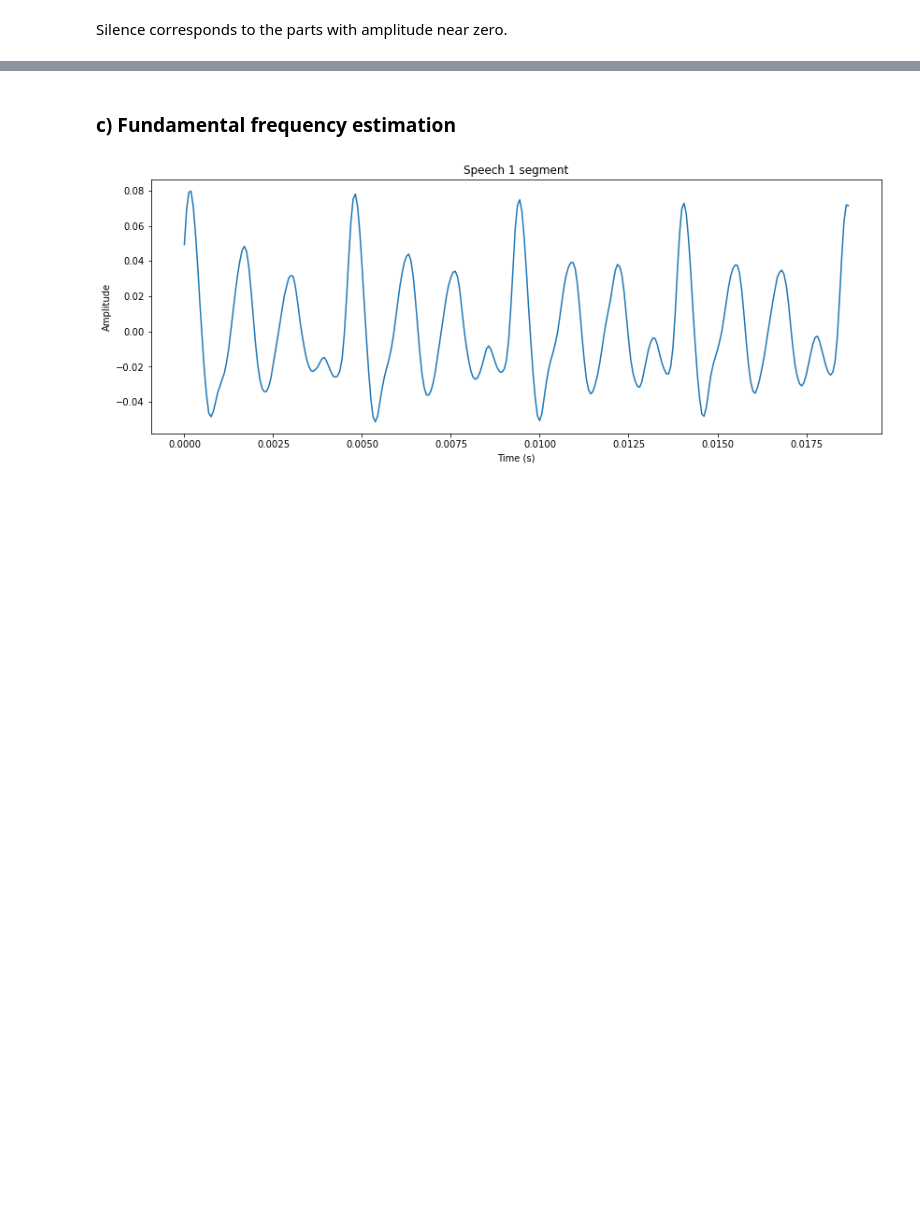
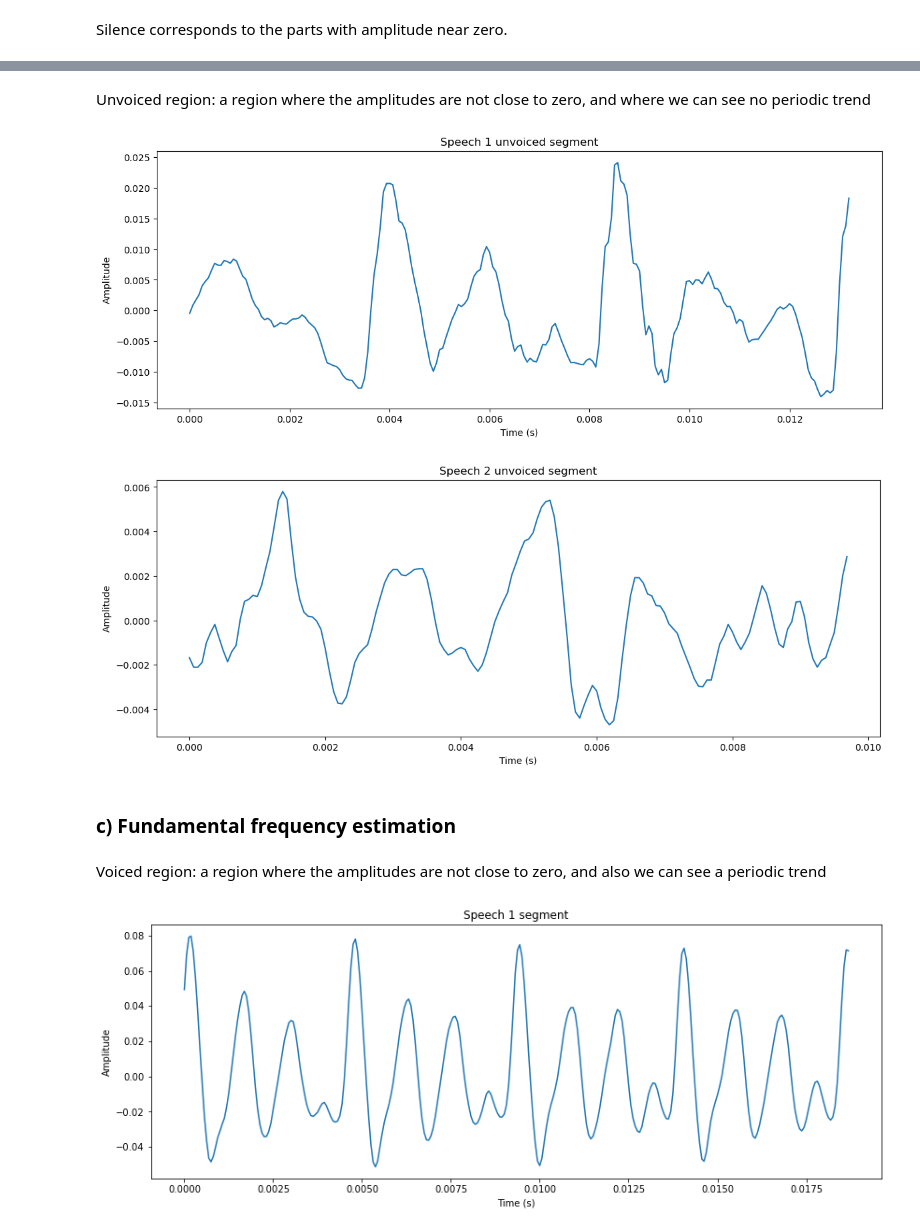
Before and after one commit to iibrahimli/ssp_sose2023, a Jupyter notebook: Exercise1/exercise1.ipynb, the cells around one changed output, grey strips where cells are left out. Saved outputs shown, nothing was run; the diff lists cells and outputs as text; code cells hidden in the pictures; blank space fills up the shorter version.

```diff
--- a/Exercise1/exercise1.ipynb
+++ b/Exercise1/exercise1.ipynb
@@ -43,3 +51,13 @@ plot_signal(s2, sampling_freq, "Speech 2")
+# %% [markdown]
+Unvoiced region: a region where the amplitudes are not close to zero, and where we can see no periodic trend
+# %%
+s1_seg_unvoiced = s1[19900:20112]
+s2_seg_unvoiced = s2[19800:19956]
+plot_signal(s1_seg_unvoiced, sampling_freq, "Speech 1 unvoiced segment")
+plot_signal(s2_seg_unvoiced, sampling_freq, "Speech 2 unvoiced segment")
+# %% [output]
+[figure, added]
+[figure, added]
 # %% [markdown]
 ### c) Fundamental frequency estimation
 # %%
@@ -47,3 +65,5 @@ plot_signal(s2, sampling_freq, "Speech 2")
 s1_seg = s1[5200:5500]
 s2_seg = s2[24800:25100]
+# %% [markdown]
+Voiced region: a region where the amplitudes are not close to zero, and also we can see a periodic trend
 # %%
```
Also changed, not shown: parts of 9 cells of this notebook.
